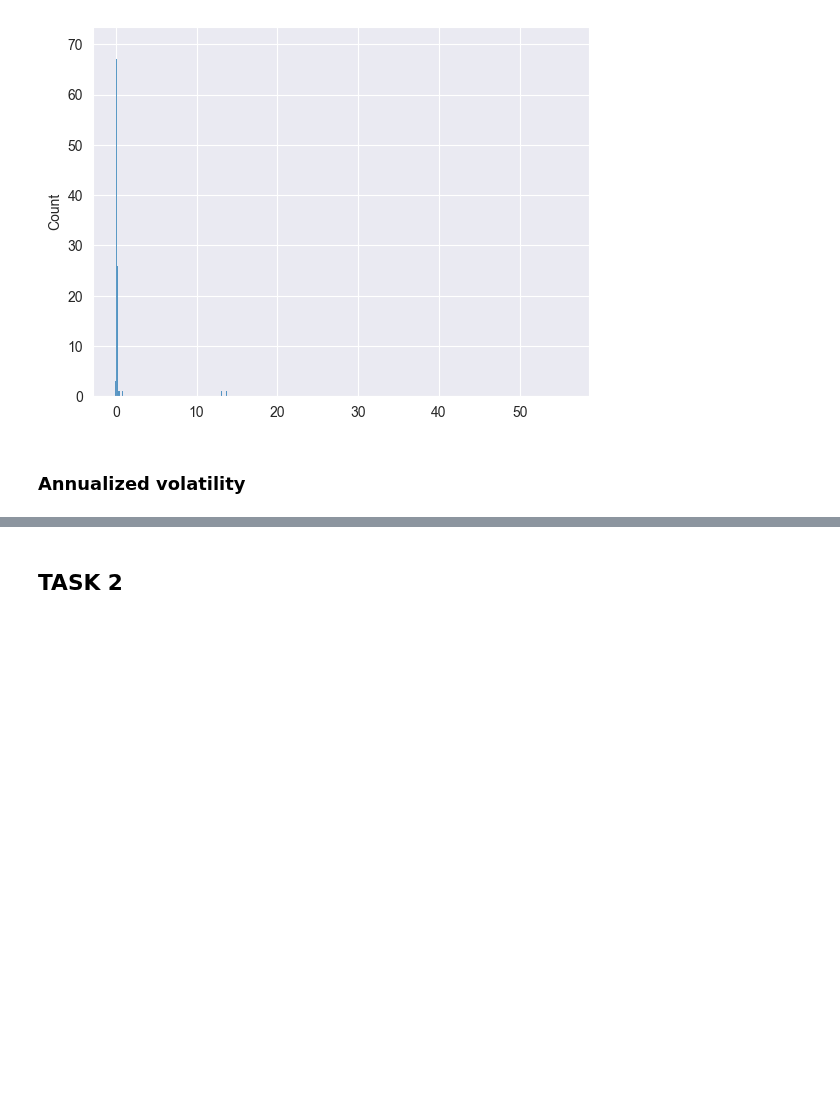
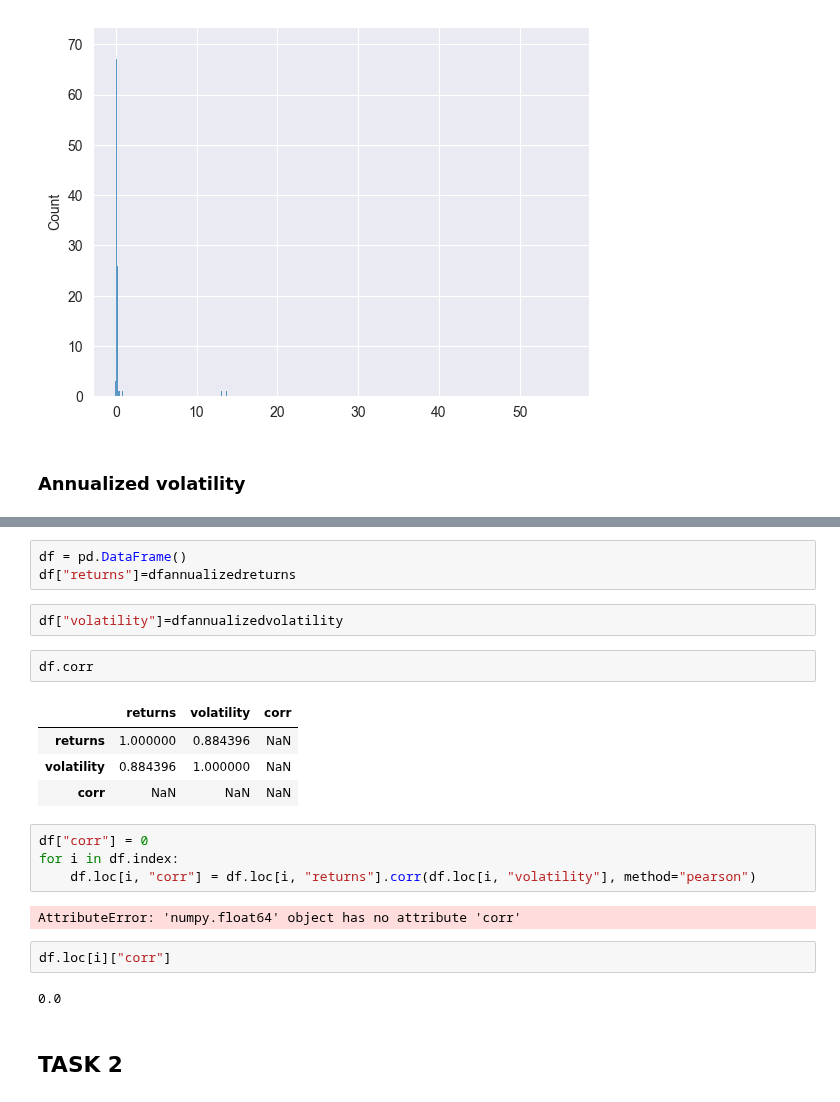
Before and after one commit to GiammarcoBozzelli/SEF, a Jupyter notebook: main.ipynb, the cells around one changed output, grey strips where cells are left out. Drawn from its saved outputs; the diff is of its cells as text; blank space fills up the shorter version.

```diff
--- a/main.ipynb
+++ b/main.ipynb
@@ -376,3 +397,25 @@ dfannualizedvolatility.plot()
+# %%
+df = pd.DataFrame()
+df["returns"]=dfannualizedreturns
+# %%
+df["volatility"]=dfannualizedvolatility
+# %%
+df.corr
+# %% [output]
+|  | returns | volatility | corr |
+| returns | 1.000000 | 0.884396 | NaN |
+| volatility | 0.884396 | 1.000000 | NaN |
+| corr | NaN | NaN | NaN |
+# %%
+df["corr"] = 0
+for i in df.index:
+    df.loc[i, "corr"] = df.loc[i, "returns"].corr(df.loc[i, "volatility"], method="pearson")
+# %% [output]
+AttributeError: 'numpy.float64' object has no attribute 'corr'
+# %%
+df.loc[i]["corr"]
+# %% [output]
+0.0
 # %% [markdown]
 ## TASK 2
 # %% [markdown]
```
Also changed, not shown: parts of 14 cells of this notebook.
